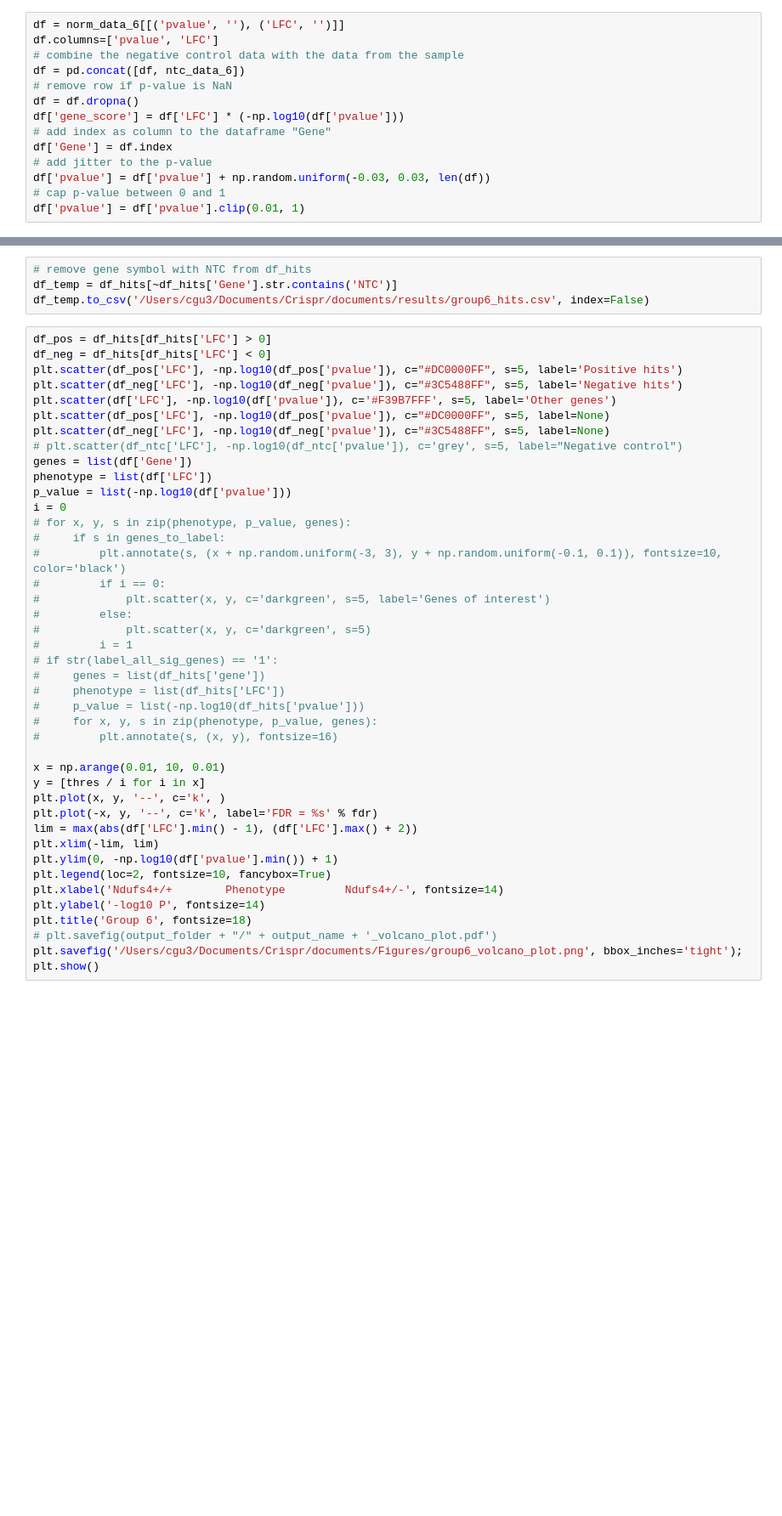
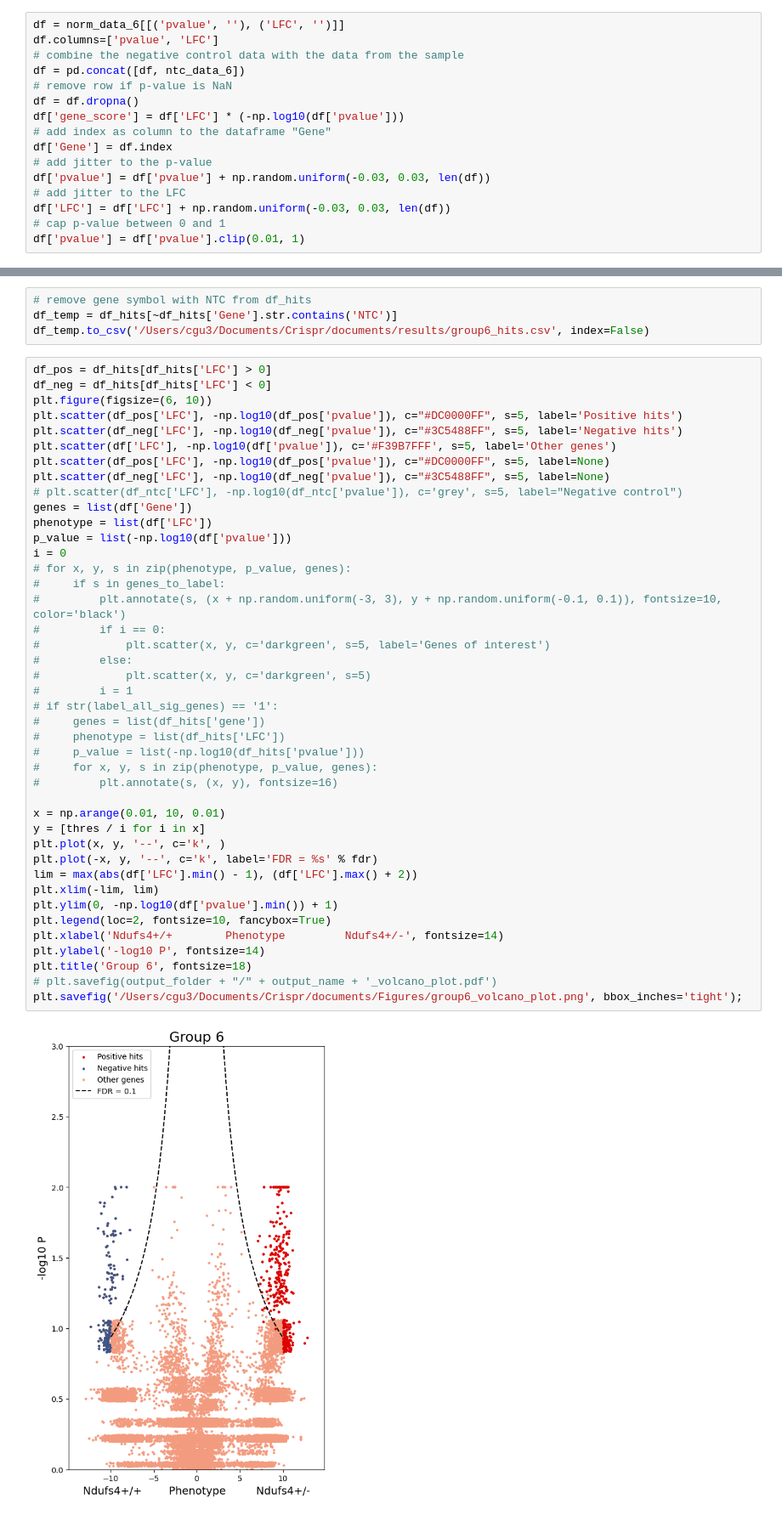
Before and after one commit to FDUguchunhui/crispr, a Jupyter notebook: notebook/analysis/wilcoxon_test.ipynb, the cells around one changed output, grey strips where cells are left out. Shown: that part at 85% size. Drawn from its saved outputs; the diff is of its cells as text; blank space fills up the shorter version.

```diff
--- a/notebook/analysis/wilcoxon_test.ipynb
+++ b/notebook/analysis/wilcoxon_test.ipynb
@@ -441,6 +498,8 @@ df['gene_score'] = df['LFC'] * (-np.log10(df['pvalue']))
 df['Gene'] = df.index
 # add jitter to the p-value
 df['pvalue'] = df['pvalue'] + np.random.uniform(-0.03, 0.03, len(df))
+# add jitter to the LFC
+df['LFC'] = df['LFC'] + np.random.uniform(-0.03, 0.03, len(df))
 # cap p-value between 0 and 1
 df['pvalue'] = df['pvalue'].clip(0.01, 1)
 # %%
@@ -457,6 +516,7 @@ df_temp.to_csv('/Users/cgu3/Documents/Crispr/documents/results/group6_hits.csv',
 # %%
 df_pos = df_hits[df_hits['LFC'] > 0]
 df_neg = df_hits[df_hits['LFC'] < 0]
+plt.figure(figsize=(6, 10))
 plt.scatter(df_pos['LFC'], -np.log10(df_pos['pvalue']), c="#DC0000FF", s=5, label='Positive hits')
 plt.scatter(df_neg['LFC'], -np.log10(df_neg['pvalue']), c="#3C5488FF", s=5, label='Negative hits')
 plt.scatter(df['LFC'], -np.log10(df['pvalue']), c='#F39B7FFF', s=5, label='Other genes')
@@ -468,34 +528,35 @@ phenotype = list(df['LFC'])
 p_value = list(-np.log10(df['pvalue']))
 i = 0
 # for x, y, s in zip(phenotype, p_value, genes):
 #     if s in genes_to_label:
 #         plt.annotate(s, (x + np.random.uniform(-3, 3), y + np.random.uniform(-0.1, 0.1)), fontsize=10, color='black')
 #         if i == 0:
 #             plt.scatter(x, y, c='darkgreen', s=5, label='Genes of interest')
 #         else:
 #             plt.scatter(x, y, c='darkgreen', s=5)
 #         i = 1
 # if str(label_all_sig_genes) == '1':
 #     genes = list(df_hits['gene'])
 #     phenotype = list(df_hits['LFC'])
 #     p_value = list(-np.log10(df_hits['pvalue']))
 #     for x, y, s in zip(phenotype, p_value, genes):
 #         plt.annotate(s, (x, y), fontsize=16)
 
 x = np.arange(0.01, 10, 0.01)
 y = [thres / i for i in x]
 plt.plot(x, y, '--', c='k', )
 plt.plot(-x, y, '--', c='k', label='FDR = %s' % fdr)
 lim = max(abs(df['LFC'].min() - 1), (df['LFC'].max() + 2))
 plt.xlim(-lim, lim)
 plt.ylim(0, -np.log10(df['pvalue'].min()) + 1)
 plt.legend(loc=2, fontsize=10, fancybox=True)
 plt.xlabel('Ndufs4+/+        Phenotype         Ndufs4+/-', fontsize=14)
 plt.ylabel('-log10 P', fontsize=14)
 plt.title('Group 6', fontsize=18)
 # plt.savefig(output_folder + "/" + output_name + '_volcano_plot.pdf')
 plt.savefig('/Users/cgu3/Documents/Crispr/documents/Figures/group6_volcano_plot.png', bbox_inches='tight');
-plt.show()
+# %% [output]
+[figure, added]
 # %%
 plot_data = df[['Gene', 'gene_score', 'LFC', 'pvalue']]
 # sort the data in acsending order
```
Also changed, not shown: parts of 16 cells of this notebook, 1 other file.
